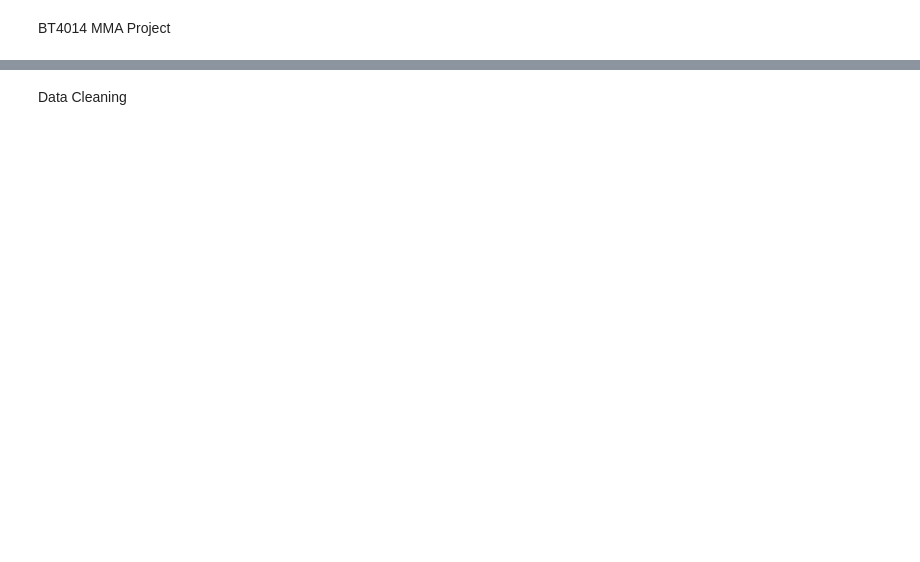
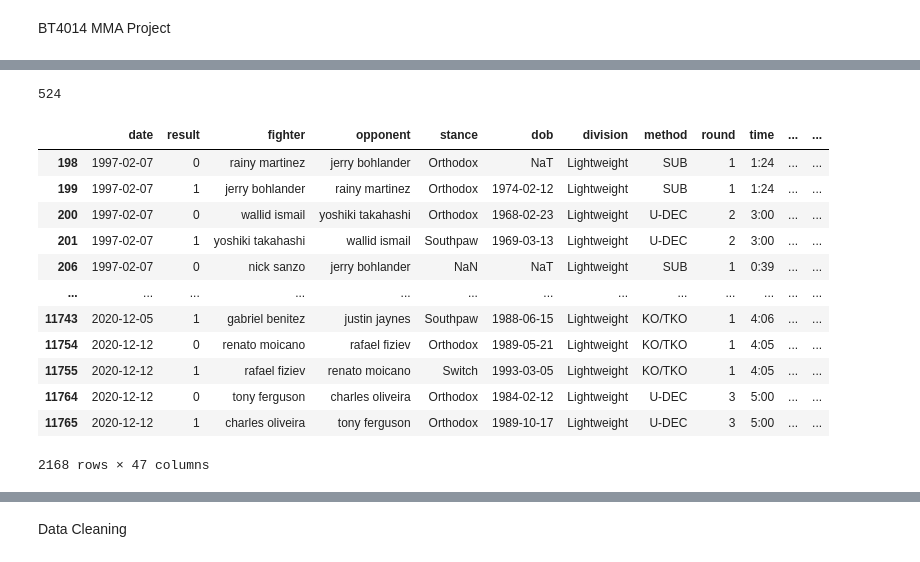
Before and after one commit to YeoWeiHan123/MMA-Contextual-Bandit, a Jupyter notebook: bt4014-mma.ipynb, the cells around one changed output, grey strips where cells are left out. Saved outputs shown, nothing was run; the diff lists cells and outputs as text; code cells hidden in the pictures; blank space fills up the shorter version.

```diff
--- a/bt4014-mma.ipynb
+++ b/bt4014-mma.ipynb
@@ -65,0 +197,24 @@ lightweight
+# %%
+lightweight["fighter"].nunique()
+# %% [output]
+524
+# %%
+date_threshold = datetime.date(2021, 1, 1)
+early_lightweight = lightweight[lightweight["date"] < date_threshold]
+late_lightweight = lightweight[lightweight["date"] >= date_threshold]
+# %%
+early_lightweight
+# %% [output]
+|  | date | result | fighter | opponent | stance | dob | division | method | round | time | ... | ... |
+| 198 | 1997-02-07 | 0 | rainy martinez | jerry bohlander | Orthodox | NaT | Lightweight | SUB | 1 | 1:24 | ... | ... |
+| 199 | 1997-02-07 | 1 | jerry bohlander | rainy martinez | Orthodox | 1974-02-12 | Lightweight | SUB | 1 | 1:24 | ... | ... |
+| 200 | 1997-02-07 | 0 | wallid ismail | yoshiki takahashi | Orthodox | 1968-02-23 | Lightweight | U-DEC | 2 | 3:00 | ... | ... |
+| 201 | 1997-02-07 | 1 | yoshiki takahashi | wallid ismail | Southpaw | 1969-03-13 | Lightweight | U-DEC | 2 | 3:00 | ... | ... |
+| 206 | 1997-02-07 | 0 | nick sanzo | jerry bohlander | NaN | NaT | Lightweight | SUB | 1 | 0:39 | ... | ... |
+| ... | ... | ... | ... | ... | ... | ... | ... | ... | ... | ... | ... | ... |
+| 11743 | 2020-12-05 | 1 | gabriel benitez | justin jaynes | Southpaw | 1988-06-15 | Lightweight | KO/TKO | 1 | 4:06 | ... | ... |
+| 11754 | 2020-12-12 | 0 | renato moicano | rafael fiziev | Orthodox | 1989-05-21 | Lightweight | KO/TKO | 1 | 4:05 | ... | ... |
+| 11755 | 2020-12-12 | 1 | rafael fiziev | renato moicano | Switch | 1993-03-05 | Lightweight | KO/TKO | 1 | 4:05 | ... | ... |
+| 11764 | 2020-12-12 | 0 | tony ferguson | charles oliveira | Orthodox | 1984-02-12 | Lightweight | U-DEC | 3 | 5:00 | ... | ... |
+| 11765 | 2020-12-12 | 1 | charles oliveira | tony ferguson | Orthodox | 1989-10-17 | Lightweight | U-DEC | 3 | 5:00 | ... | ... |
+2168 rows × 47 columns
```
Also changed, not shown: parts of 25 cells of this notebook.
